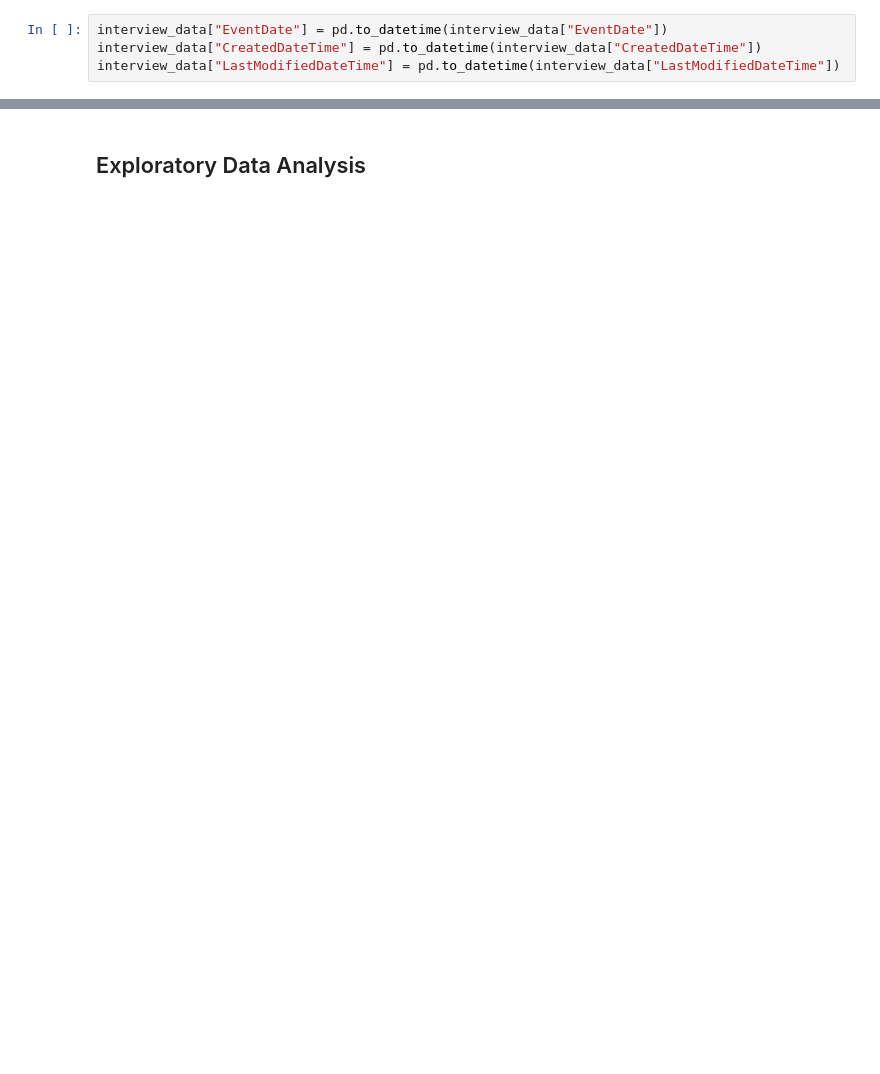
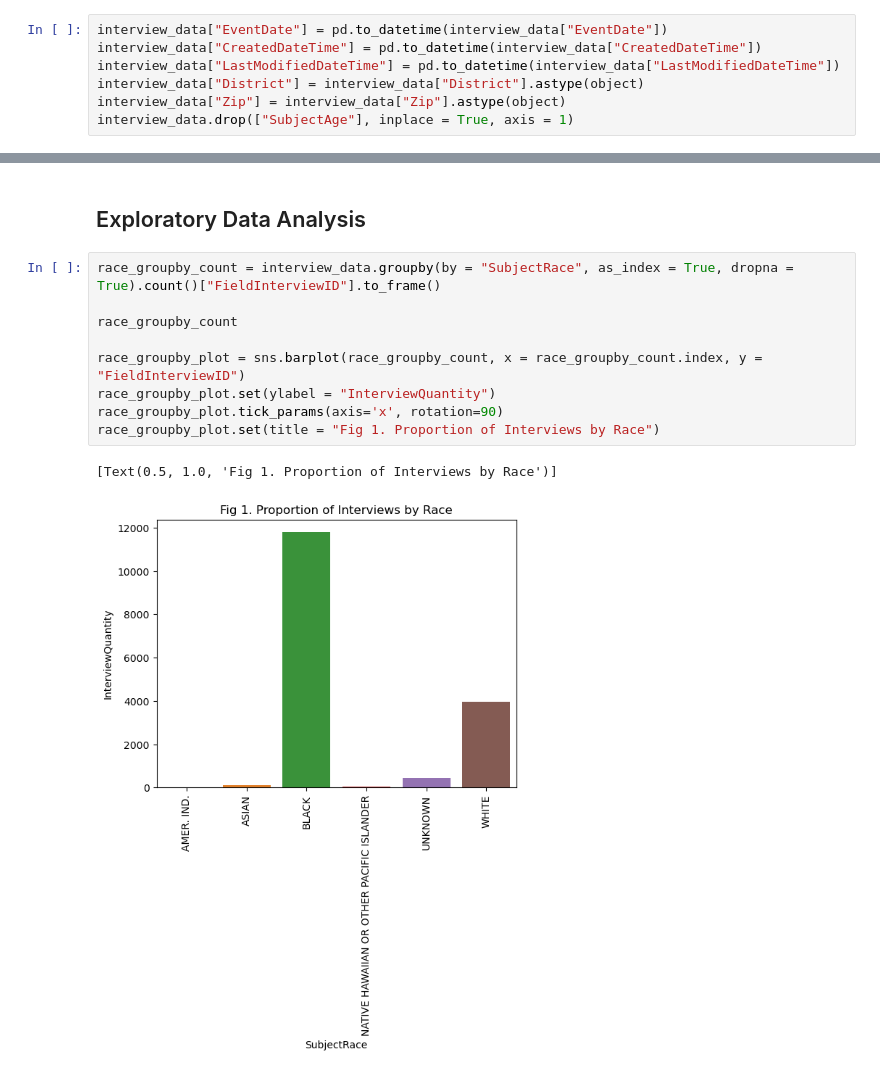
Before and after one commit to outlawhayden/neworleanspd, a Jupyter notebook: notebooks/neworleanspd.ipynb, the cells around one changed output, grey strips where cells are left out. Saved outputs shown, nothing was run; the diff lists cells and outputs as text; blank space fills up the shorter version.

Commit message:
fun graphs

```diff
--- a/notebooks/neworleanspd.ipynb
+++ b/notebooks/neworleanspd.ipynb
@@ -86,6 +88,9 @@ dtype: object
 interview_data["EventDate"] = pd.to_datetime(interview_data["EventDate"])
 interview_data["CreatedDateTime"] = pd.to_datetime(interview_data["CreatedDateTime"])
 interview_data["LastModifiedDateTime"] = pd.to_datetime(interview_data["LastModifiedDateTime"])
+interview_data["District"] = interview_data["District"].astype(object)
+interview_data["Zip"] = interview_data["Zip"].astype(object)
+interview_data.drop(["SubjectAge"], inplace = True, axis = 1)
 # %%
 interview_data.dtypes
 # %% [output]
@@ -109,2 +124,14 @@ dtype: object
 # %% [markdown]
 ## Exploratory Data Analysis
+# %%
+race_groupby_count = interview_data.groupby(by = "SubjectRace", as_index = True, dropna = True).count()["FieldInterviewID"].to_frame()
+
+race_groupby_count
+
+race_groupby_plot = sns.barplot(race_groupby_count, x = race_groupby_count.index, y = "FieldInterviewID")
+race_groupby_plot.set(ylabel = "InterviewQuantity")
+race_groupby_plot.tick_params(axis='x', rotation=90)
+race_groupby_plot.set(title = "Fig 1. Proportion of Interviews by Race")
+# %% [output]
+[Text(0.5, 1.0, 'Fig 1. Proportion of Interviews by Race')]
+[figure, added]
```
Also changed, not shown: parts of 7 cells of this notebook.
